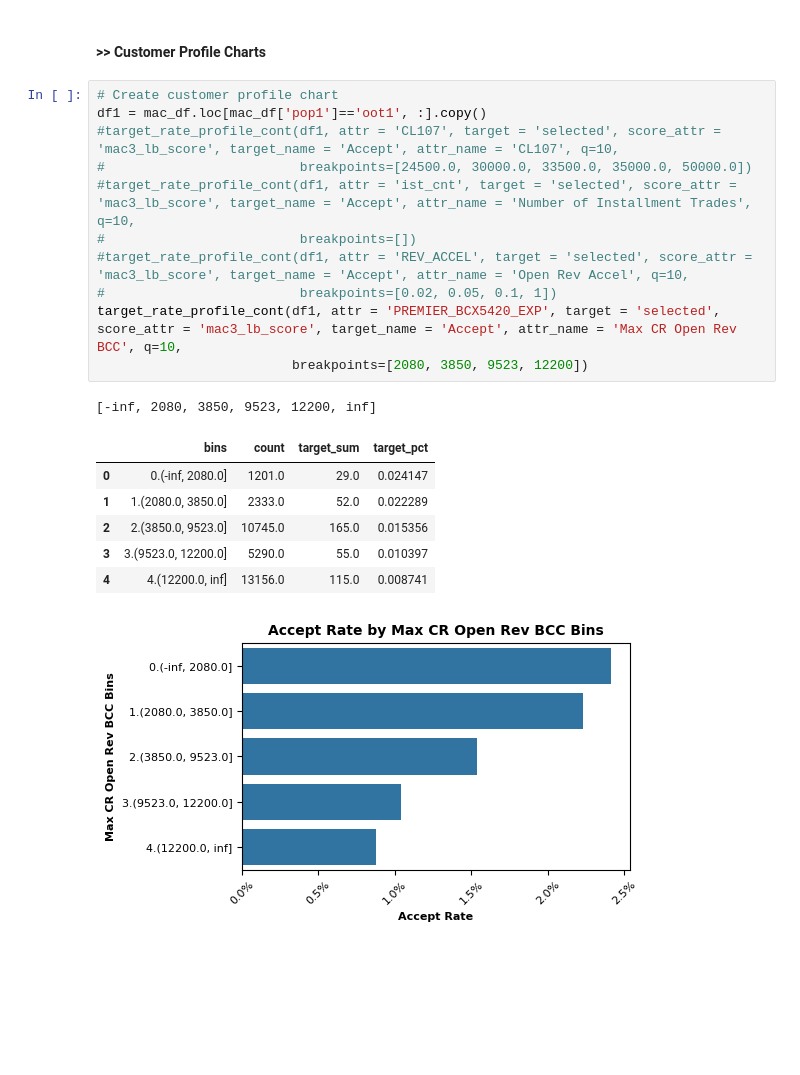
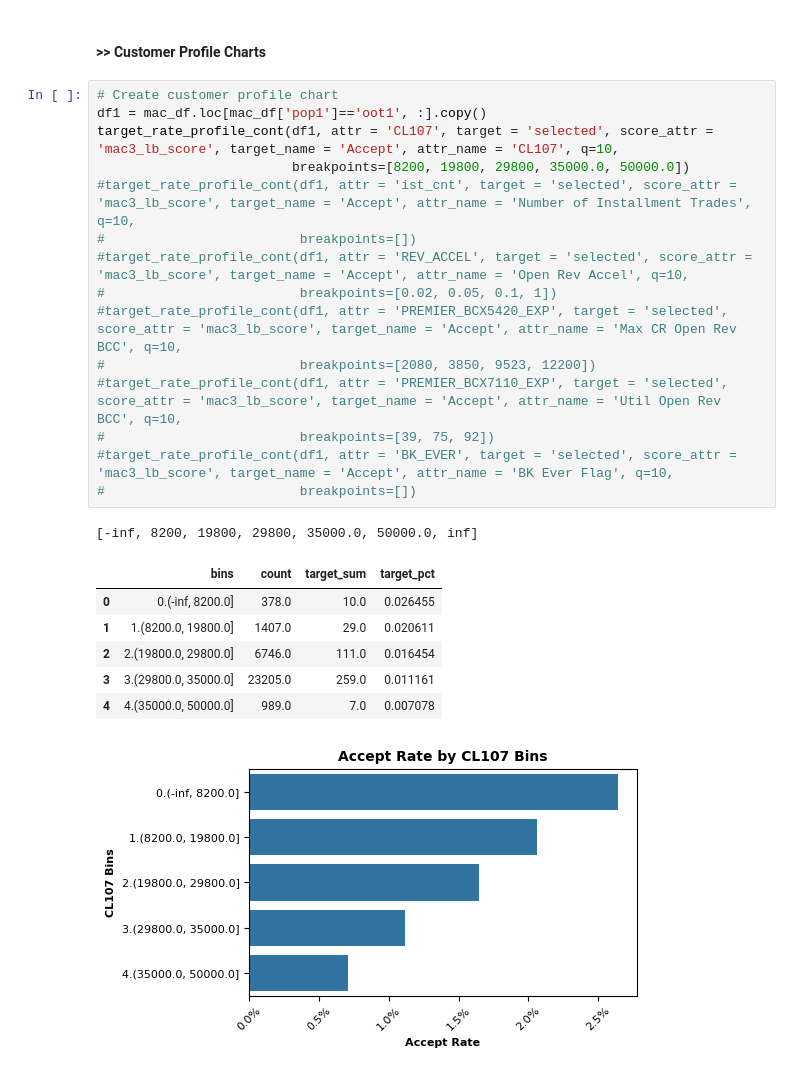
Before and after one commit to adriant42/mac_lb_model, a Jupyter notebook: 04_scores_analysis.ipynb, the cells around one changed output. Cells and saved outputs as stored; diff of their text form; blank space fills up the shorter version.

Commit message:
scored datasets

```diff
--- a/04_scores_analysis.ipynb
+++ b/04_scores_analysis.ipynb
@@ -814,20 +898,24 @@ chart_data.style.format({'count': '{:,.0f}',
 # %%
 # Create customer profile chart
 df1 = mac_df.loc[mac_df['pop1']=='oot1', :].copy()
-#target_rate_profile_cont(df1, attr = 'CL107', target = 'selected', score_attr = 'mac3_lb_score', target_name = 'Accept', attr_name = 'CL107', q=10,
-#                         breakpoints=[24500.0, 30000.0, 33500.0, 35000.0, 50000.0])
+target_rate_profile_cont(df1, attr = 'CL107', target = 'selected', score_attr = 'mac3_lb_score', target_name = 'Accept', attr_name = 'CL107', q=10,
+                         breakpoints=[8200, 19800, 29800, 35000.0, 50000.0])
 #target_rate_profile_cont(df1, attr = 'ist_cnt', target = 'selected', score_attr = 'mac3_lb_score', target_name = 'Accept', attr_name = 'Number of Installment Trades', q=10,
 #                         breakpoints=[])
 #target_rate_profile_cont(df1, attr = 'REV_ACCEL', target = 'selected', score_attr = 'mac3_lb_score', target_name = 'Accept', attr_name = 'Open Rev Accel', q=10,
 #                         breakpoints=[0.02, 0.05, 0.1, 1])
-target_rate_profile_cont(df1, attr = 'PREMIER_BCX5420_EXP', target = 'selected', score_attr = 'mac3_lb_score', target_name = 'Accept', attr_name = 'Max CR Open Rev BCC', q=10,
-                         breakpoints=[2080, 3850, 9523, 12200])
+#target_rate_profile_cont(df1, attr = 'PREMIER_BCX5420_EXP', target = 'selected', score_attr = 'mac3_lb_score', target_name = 'Accept', attr_name = 'Max CR Open Rev BCC', q=10,
+#                         breakpoints=[2080, 3850, 9523, 12200])
+#target_rate_profile_cont(df1, attr = 'PREMIER_BCX7110_EXP', target = 'selected', score_attr = 'mac3_lb_score', target_name = 'Accept', attr_name = 'Util Open Rev BCC', q=10,
+#                         breakpoints=[39, 75, 92])
+#target_rate_profile_cont(df1, attr = 'BK_EVER', target = 'selected', score_attr = 'mac3_lb_score', target_name = 'Accept', attr_name = 'BK Ever Flag', q=10,
+#                         breakpoints=[])
 # %% [output]
-[-inf, 2080, 3850, 9523, 12200, inf]
+[-inf, 8200, 19800, 29800, 35000.0, 50000.0, inf]
 |  | bins | count | target_sum | target_pct |
-| 0 | 0.(-inf, 2080.0] | 1201.0 | 29.0 | 0.024147 |
-| 1 | 1.(2080.0, 3850.0] | 2333.0 | 52.0 | 0.022289 |
-| 2 | 2.(3850.0, 9523.0] | 10745.0 | 165.0 | 0.015356 |
-| 3 | 3.(9523.0, 12200.0] | 5290.0 | 55.0 | 0.010397 |
-| 4 | 4.(12200.0, inf] | 13156.0 | 115.0 | 0.008741 |
+| 0 | 0.(-inf, 8200.0] | 378.0 | 10.0 | 0.026455 |
+| 1 | 1.(8200.0, 19800.0] | 1407.0 | 29.0 | 0.020611 |
+| 2 | 2.(19800.0, 29800.0] | 6746.0 | 111.0 | 0.016454 |
+| 3 | 3.(29800.0, 35000.0] | 23205.0 | 259.0 | 0.011161 |
+| 4 | 4.(35000.0, 50000.0] | 989.0 | 7.0 | 0.007078 |
-[figure, old version]
+[figure, new version]
```
Also changed, not shown: parts of 30 cells of this notebook.
